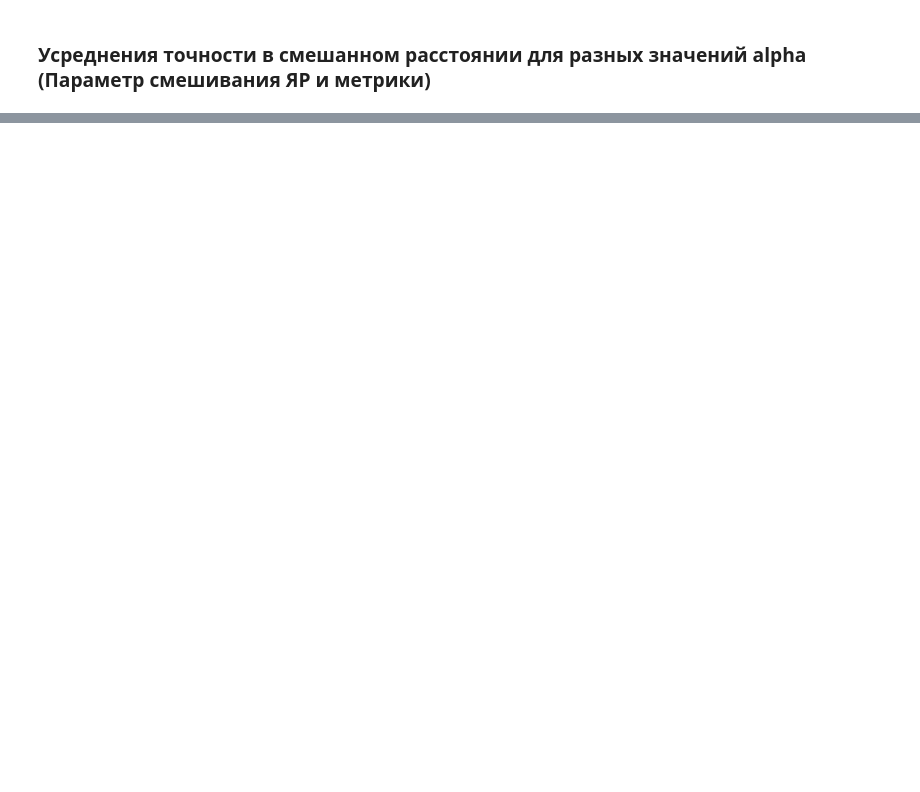
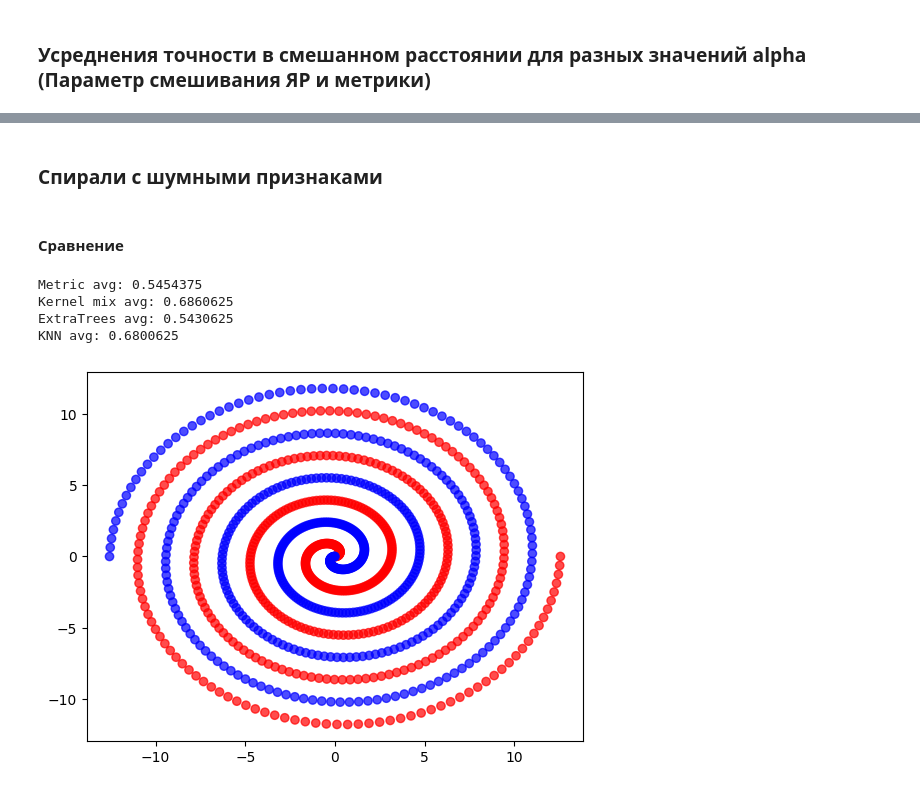
Before and after one commit to MaxGoryunov/few-trees, a Jupyter notebook: demonstration.ipynb, the cells around one changed output, grey strips where cells are left out. Cells and saved outputs as stored; diff of their text form; code cells hidden in the pictures; blank space fills up the shorter version.

```diff
--- a/demonstration.ipynb
+++ b/demonstration.ipynb
@@ -307 +307,43 @@ print(means)
 dtype: float64
+# %% [markdown]
+### Спирали с шумными признаками
+# %%
+def dim_spirals_noisy_features(n, d, n_noisy = 4, std_dev=0):
+    t = np.linspace(0, 4 * np.pi, n)
+    noise_scale = 1
+    x = []
+    for i in range(2, d + 1, 2):
+        if std_dev != 0:
+            cos_noise = np.random.normal(0, std_dev, n)
+            sin_noise = np.random.normal(0, std_dev, n)
+            x.append(t * np.cos(t * i / 2) + cos_noise)
+            x.append(t * np.sin(t * i / 2) + sin_noise)
+        else:
+            x.append(t * np.cos(t * i / 2))
+            x.append(t * np.sin(t * i / 2))
+    for i in range(n_noisy):
+        x.append(np.random.normal(0, noise_scale * std_dev, n))
+    x = np.array(x).T
+    # print(f'x shape: {x.shape}')
+    labels_x = ['A'] * n
+
+    y = []
+    for i in range(2, d + 1, 2):
+        if std_dev != 0:
+            cos_noise = np.random.normal(0, std_dev, n)
+            sin_noise = np.random.normal(0, std_dev, n)
+            y.append(t * np.cos(t * i / 2 + np.pi) + cos_noise)
+            y.append(t * np.sin(t * i / 2 + np.pi) + sin_noise)
+        else:
+            y.append(t * np.cos(t * i / 2 + np.pi))
+            y.append(t * np.sin(t * i / 2 + np.pi))
+    for i in range(n_noisy):
+        y.append(np.random.normal(0, noise_scale * std_dev, n))
+    y = np.array(y).T
+    labels_y = ['B'] * n
+
+    points = np.vstack((x, y))
+    labels = labels_x + labels_y
+    return points, labels
+# %% [markdown]
+#### Сравнение
@@ -307,0 +396,24 @@ dtype: float64
+# %%
+n_estimators = 10
+test_size = 0.8
+times = 20
+std_dev = 1
+seeds, metric_res, mix_res, et_res, knn_res = compare_metric_mix_plain_et_knn_noisy_features(n_estimators=n_estimators, test_size=test_size, times=times, std_dev=std_dev)
+print(f'Metric avg: {np.average(metric_res)}')
+print(f'Kernel mix avg: {np.average(mix_res)}')
+print(f'ExtraTrees avg: {np.average(et_res)}')
+print(f'KNN avg: {np.average(knn_res)}')
+# %% [output]
+Metric avg: 0.5454375
+Kernel mix avg: 0.6860625
+ExtraTrees avg: 0.5430625
+KNN avg: 0.6800625
+# %%
+np.random.seed(42)
+points, labels = dim_spirals_noisy_features(500, 4, 4, 0.0)
+# print(points)
+colors = ['red' if label == 'A' else 'blue' for label in labels]
+plt.scatter(points[:, 2], points[:, 3], c=colors, cmap='coolwarm', alpha=0.7)
+plt.show()
+# %% [output]
+[figure, added]
```
Also changed, not shown: parts of 9 cells of this notebook, 53 other files.
